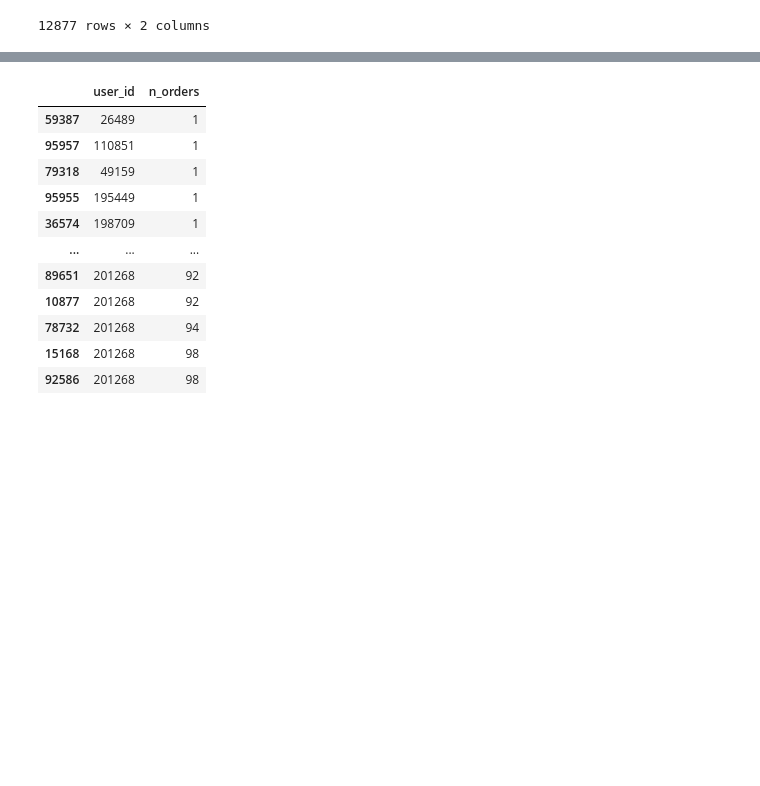
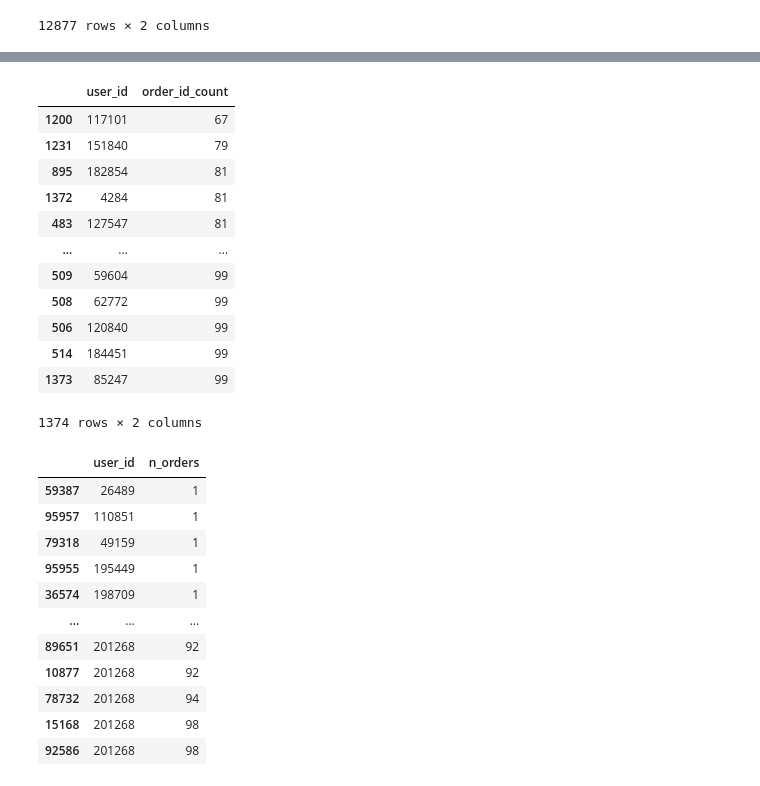
Before and after one commit to ireydiak/fraud_detection, a Jupyter notebook: TP2/JC/groupe5_tp2.ipynb, the cells around one changed output, grey strips where cells are left out. Saved outputs shown, nothing was run; the diff lists cells and outputs as text; code cells hidden in the pictures; blank space fills up the shorter version.

```diff
--- a/TP2/JC/groupe5_tp2.ipynb
+++ b/TP2/JC/groupe5_tp2.ipynb
@@ -142,6 +163,7 @@ Name: order_id_count, dtype: float64
 # %%
+order_id_cnt_thres = products_n_order_df["order_id_count"].quantile(0.5)
 n_products = products_n_order_df["product_id"].nunique()
-mask = products_n_order_df["order_id_count"] < 6
+mask = products_n_order_df["order_id_count"] < order_id_cnt_thres
 to_remove = products_n_order_df[mask]["product_id"].unique()
 
 print("Number of products: %d" % n_products)
@@ -192,5 +202,6 @@ Name: user_id_count, dtype: float64
 # %%
-mask = products_n_users_df["user_id_count"] < 4
+user_id_cnt_thres = products_n_users_df["user_id_count"].quantile(0.25)
+mask = products_n_users_df["user_id_count"] < thres
 to_remove = products_n_users_df[mask]["product_id"].unique()
 
 print("Number of products: %d" % n_products)
@@ -220,3 +278,19 @@ assert products_n_order_df["user_id_count"].min() > 1, "Il reste des produits ac
+# %%
+users_n_order_df
+# %% [output]
+|  | user_id | order_id_count |
+| 1200 | 117101 | 67 |
+| 1231 | 151840 | 79 |
+| 895 | 182854 | 81 |
+| 1372 | 4284 | 81 |
+| 483 | 127547 | 81 |
+| ... | ... | ... |
+| 509 | 59604 | 99 |
+| 508 | 62772 | 99 |
+| 506 | 120840 | 99 |
+| 514 | 184451 | 99 |
+| 1373 | 85247 | 99 |
+1374 rows × 2 columns
 # %%
 import duckdb
 t1 = duckdb.query("select user_id, count(order_id) AS n_orders from merged_df group by user_id, order_id").df().sort_values(by="n_orders")
```
Also changed, not shown: parts of 24 cells of this notebook.
